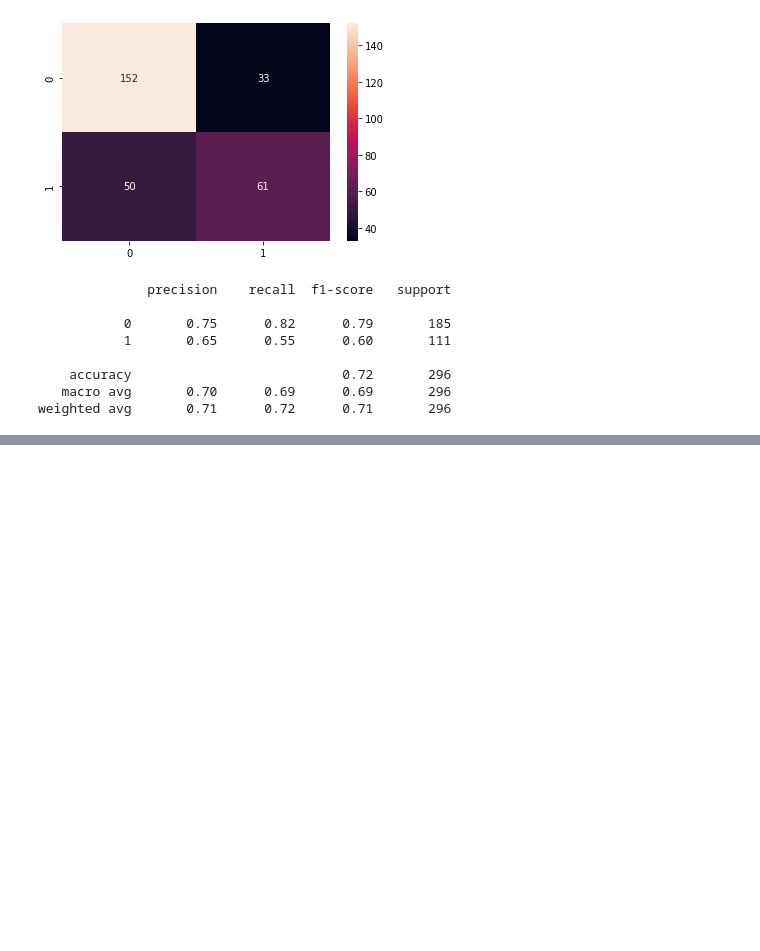
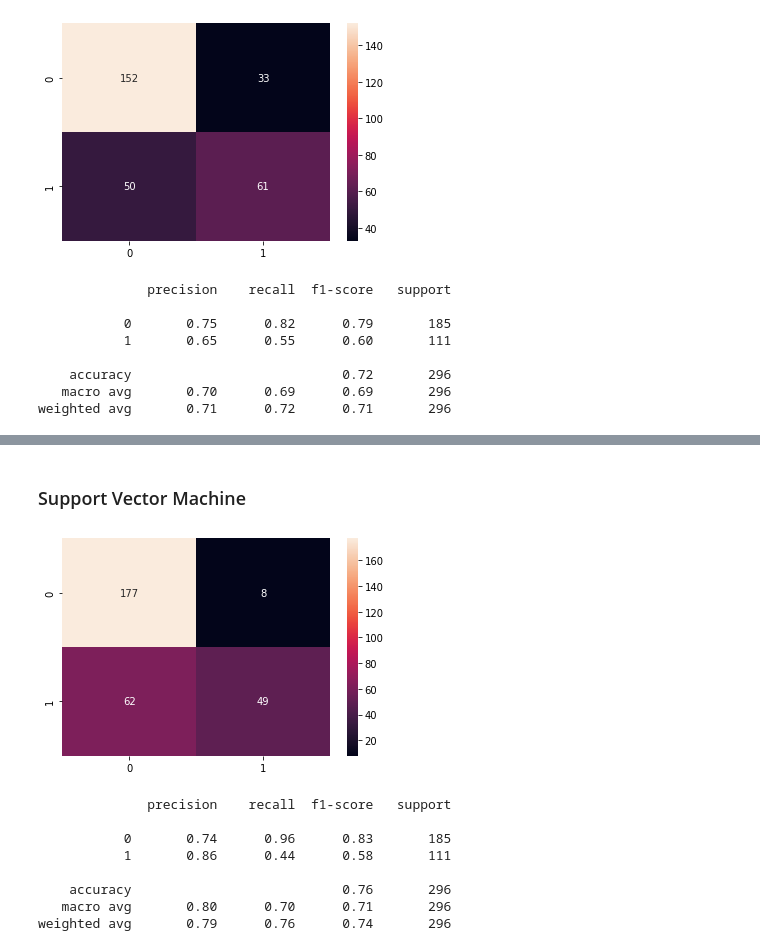
Before and after one commit to macedoti13/Election-Tweets-Sentiment-Analysis, a Jupyter notebook: dev.ipynb, the cells around one changed output, grey strips where cells are left out. Cells and saved outputs as stored; diff of their text form; code cells hidden in the pictures; blank space fills up the shorter version.

```diff
--- a/dev.ipynb
+++ b/dev.ipynb
@@ -313,0 +337,21 @@ weighted avg       0.71      0.72      0.71       296
+# %% [markdown]
+### Support Vector Machine
+# %%
+pipeline_sv = Pipeline([
+        ('vect', CountVectorizer(tokenizer=tokenize)),
+        ('tfidf', TfidfTransformer()),
+        ('moc', SVC())
+    ])
+pipeline_sv.fit(X_train, y_train)
+y_pred = pipeline_sv.predict(X_test)
+plot_results(y_test, y_pred)
+# %% [output]
+[figure, added]
+              precision    recall  f1-score   support
+
+           0       0.74      0.96      0.83       185
+           1       0.86      0.44      0.58       111
+
+    accuracy                           0.76       296
+   macro avg       0.80      0.70      0.71       296
+weighted avg       0.79      0.76      0.74       296
```
Also changed, not shown: parts of 3 cells of this notebook.
